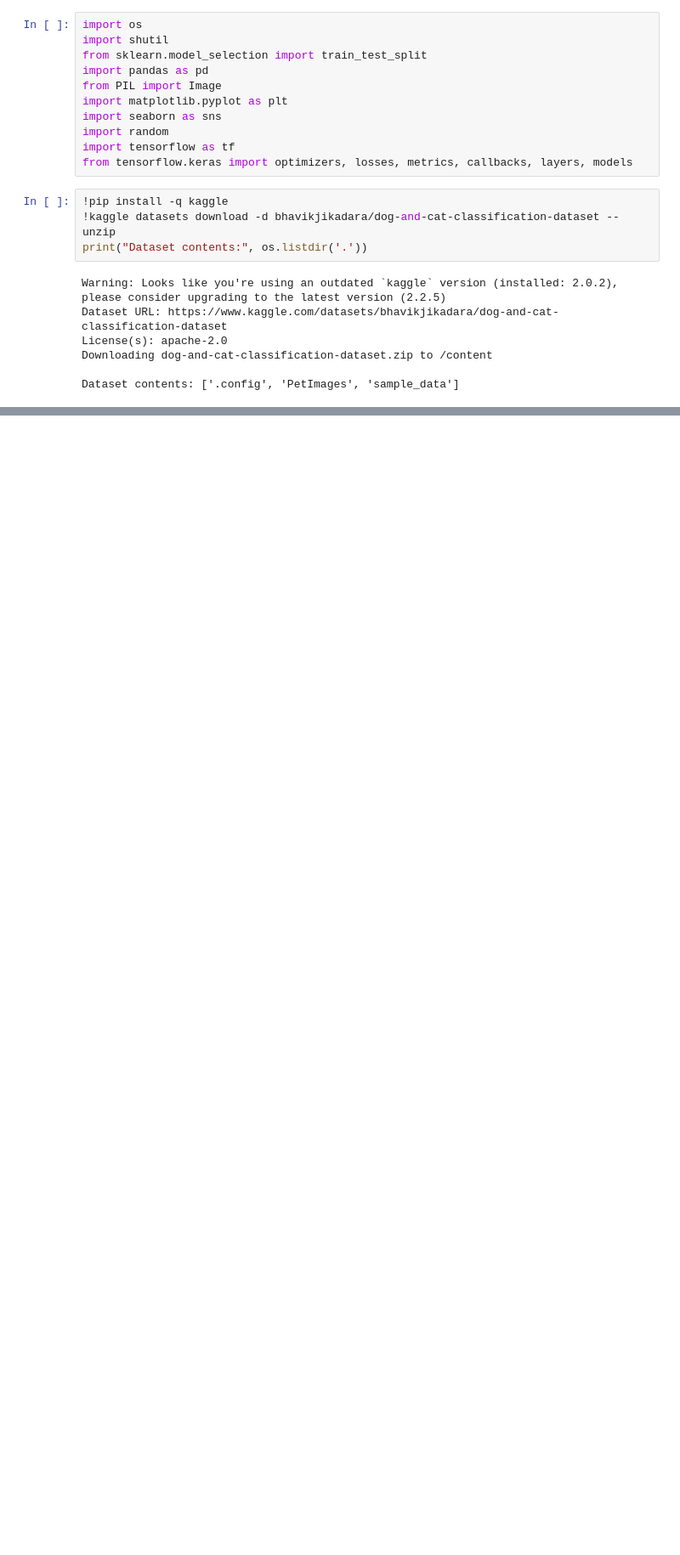
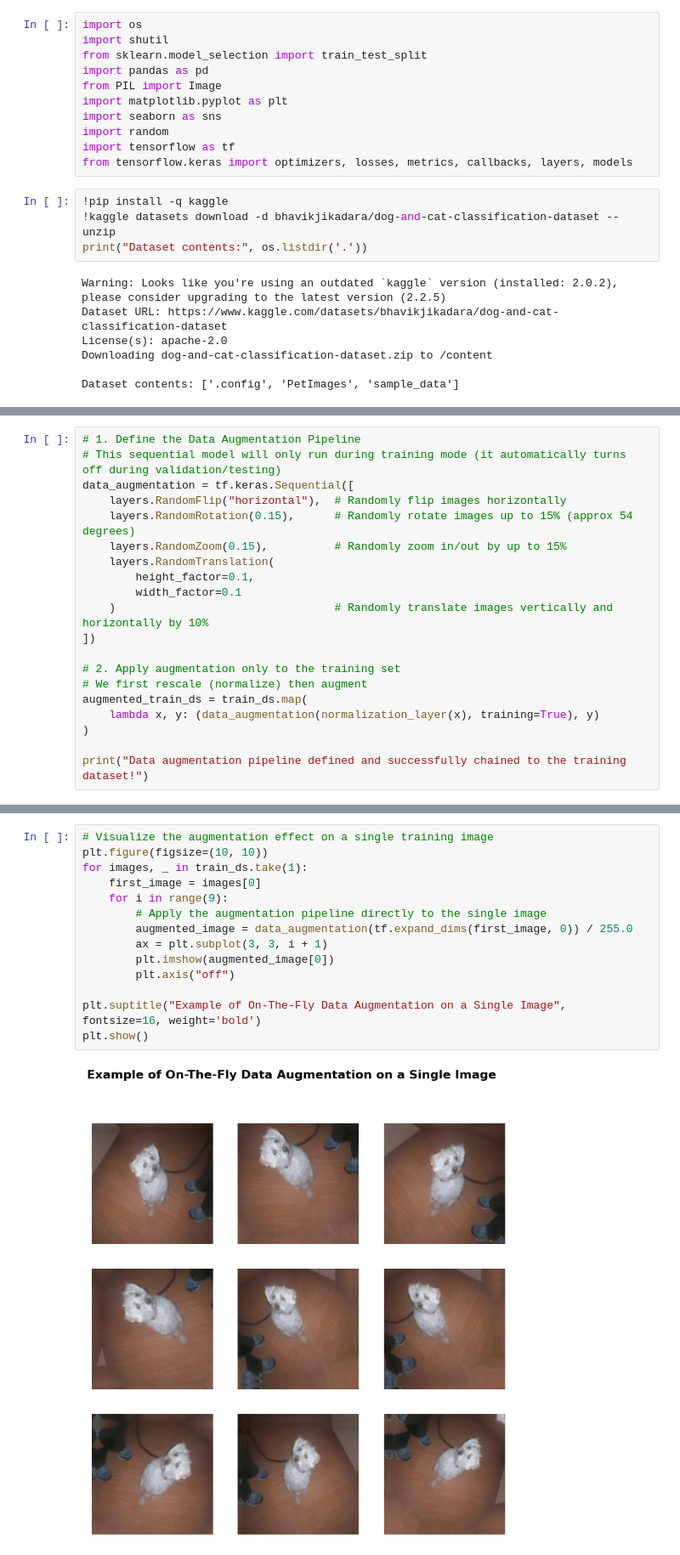
Before and after one commit to abderrazakmahiii/Convolutional-Neural-Network-Projects, a Jupyter notebook: cat_dog_binary_classification.ipynb, the cells around one changed output, grey strips where cells are left out. Shown at 85% size. Saved outputs shown, nothing was run; the diff lists cells and outputs as text; blank space fills up the shorter version.

```diff
--- a/cat_dog_binary_classification.ipynb
+++ b/cat_dog_binary_classification.ipynb
@@ -22,0 +297,20 @@ Dataset contents: ['.config', 'PetImages', 'sample_data']
+# %%
+# 1. Define the Data Augmentation Pipeline
+# This sequential model will only run during training mode (it automatically turns off during validation/testing)
+data_augmentation = tf.keras.Sequential([
+    layers.RandomFlip("horizontal"),  # Randomly flip images horizontally
+    layers.RandomRotation(0.15),      # Randomly rotate images up to 15% (approx 54 degrees)
+    layers.RandomZoom(0.15),          # Randomly zoom in/out by up to 15%
+    layers.RandomTranslation(
+        height_factor=0.1,
+        width_factor=0.1
+    )                                 # Randomly translate images vertically and horizontally by 10%
+])
+
+# 2. Apply augmentation only to the training set
+# We first rescale (normalize) then augment
+augmented_train_ds = train_ds.map(
+    lambda x, y: (data_augmentation(normalization_layer(x), training=True), y)
+)
+
+print("Data augmentation pipeline defined and successfully chained to the training dataset!")
@@ -22,0 +319,16 @@ Dataset contents: ['.config', 'PetImages', 'sample_data']
+# %%
+# Visualize the augmentation effect on a single training image
+plt.figure(figsize=(10, 10))
+for images, _ in train_ds.take(1):
+    first_image = images[0]
+    for i in range(9):
+        # Apply the augmentation pipeline directly to the single image
+        augmented_image = data_augmentation(tf.expand_dims(first_image, 0)) / 255.0
+        ax = plt.subplot(3, 3, i + 1)
+        plt.imshow(augmented_image[0])
+        plt.axis("off")
+
+plt.suptitle("Example of On-The-Fly Data Augmentation on a Single Image", fontsize=16, weight='bold')
+plt.show()
+# %% [output]
+[figure, added]
```
Also changed, not shown: parts of 15 cells of this notebook.
